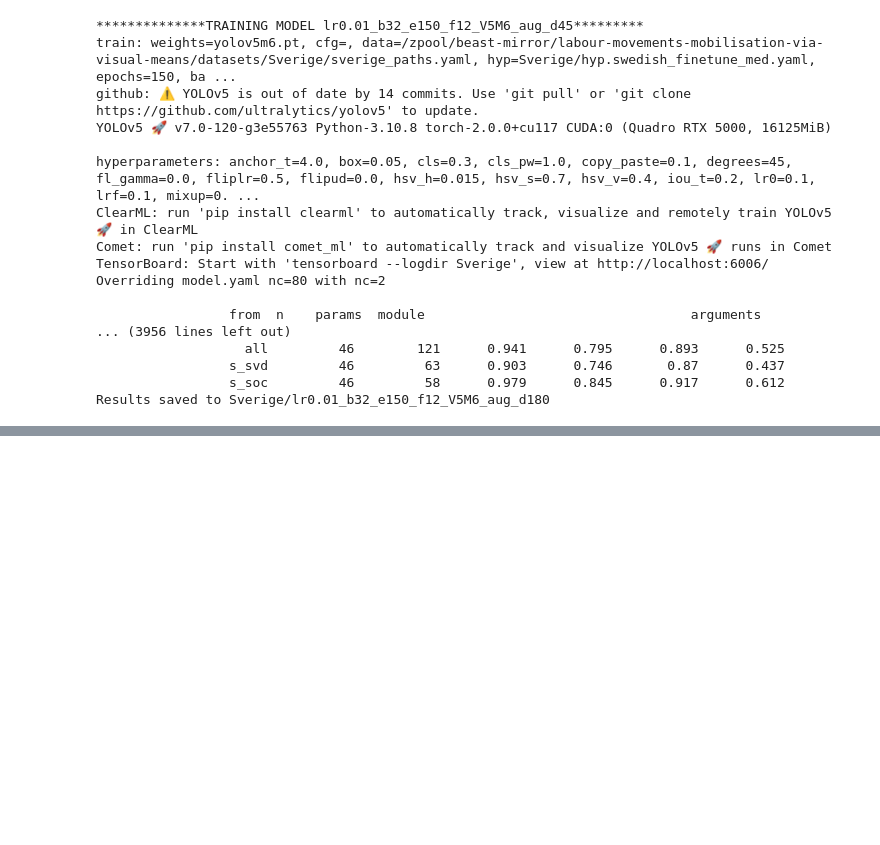
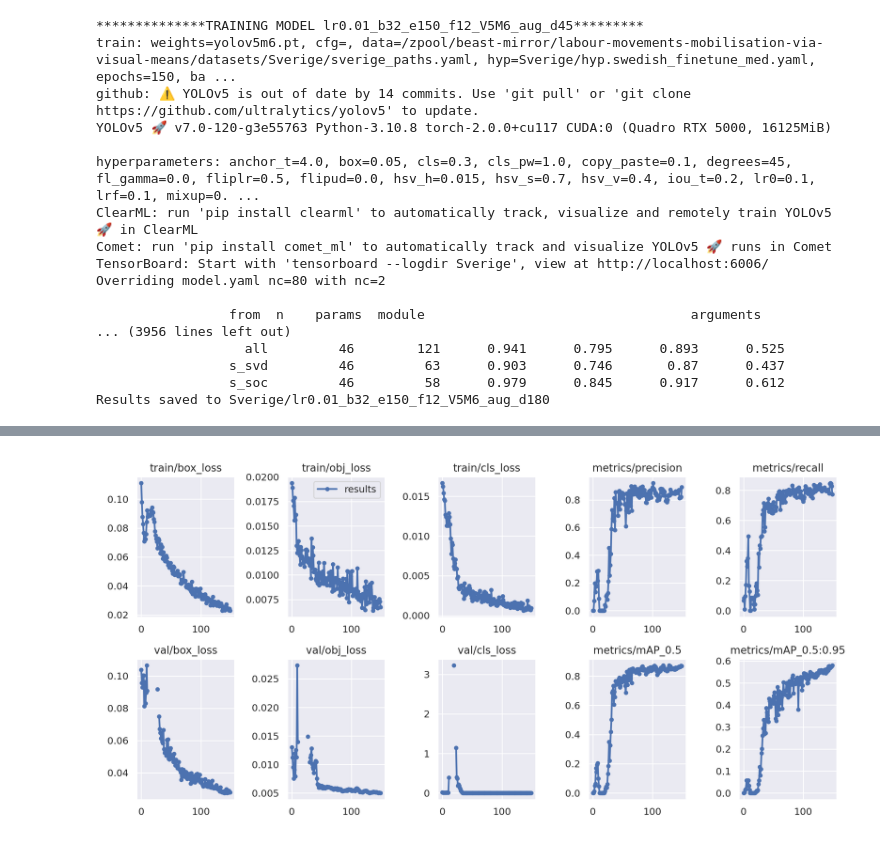
Before and after one commit to DaliaO15/CDHU-katrin_youtube, a Jupyter notebook: prototyping/logo_detection_training/Swedish_model_v5m6_experiments.ipynb, the cells around one changed output, grey strips where cells are left out. Drawn from its saved outputs; the diff is of its cells as text; code cells hidden in the pictures; blank space fills up the shorter version.

```diff
--- a/prototyping/logo_detection_training/Swedish_model_v5m6_experiments.ipynb
+++ b/prototyping/logo_detection_training/Swedish_model_v5m6_experiments.ipynb
@@ -315,0 +444,4 @@ display.Image(f"Sverige/lr0.01_b32_e150_f12_V5M6_aug_d90/results.png")
+# %%
+display.Image(f"Sverige/lr0.01_b32_e150_f12_V5M6_aug_flr0.9/results.png")
+# %% [output]
+[figure, added]
```
Also changed, not shown: parts of 17 cells of this notebook, 1 other file.
